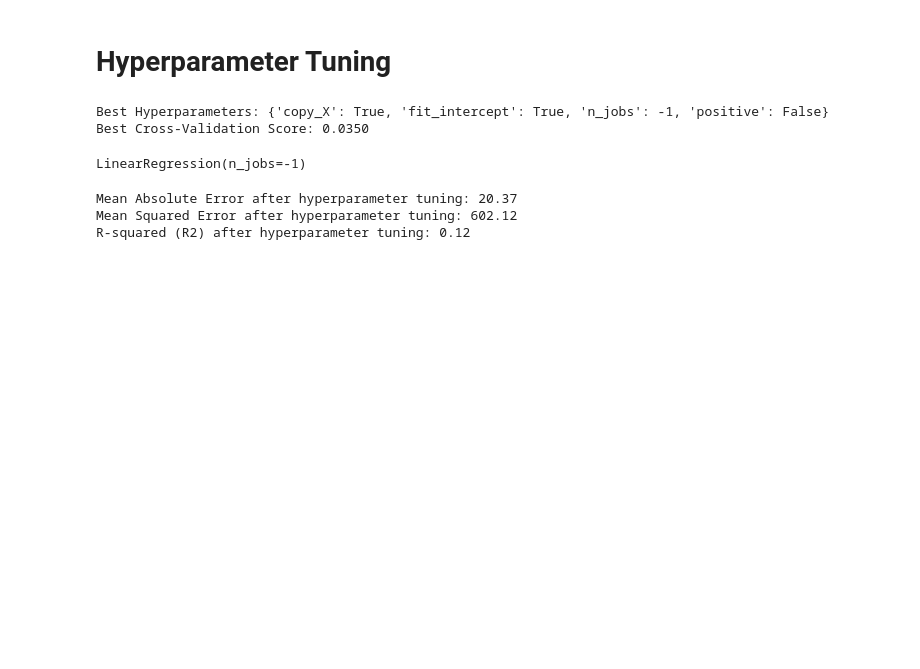
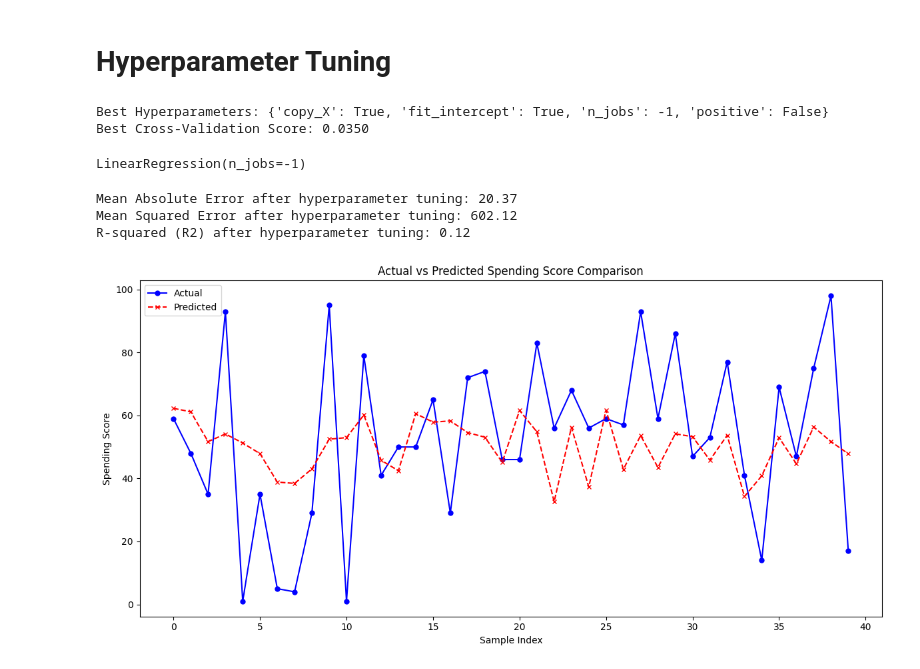
Before and after one commit to Saiyanmonkey/Tugas-Besar-PDA-23525032-23525055-23525057, a Jupyter notebook: TuBes_PDAipynb.ipynb, the cells around one changed output. Drawn from its saved outputs; the diff is of its cells as text; code cells hidden in the pictures; blank space fills up the shorter version.

```diff
--- a/TuBes_PDAipynb.ipynb
+++ b/TuBes_PDAipynb.ipynb
@@ -267,3 +257,16 @@ print(f"R-squared (R2) after hyperparameter tuning: {r2_hp:.2f}")
 Mean Absolute Error after hyperparameter tuning: 20.37
 Mean Squared Error after hyperparameter tuning: 602.12
 R-squared (R2) after hyperparameter tuning: 0.12
+# %%
+plt.figure(figsize=(12, 6))
+x_axis = range(len(y_test))
+plt.plot(x_axis, y_test.values, 'b-', label='Actual', marker='o', markersize=5)
+plt.plot(x_axis, y_pred_hp, 'r--', label='Predicted', marker='x', markersize=5)
+plt.xlabel('Sample Index')
+plt.ylabel('Spending Score')
+plt.title('Actual vs Predicted Spending Score Comparison')
+plt.legend()
+plt.tight_layout()
+plt.show()
+# %% [output]
+[figure, added]
```
Also changed, not shown: parts of 6 cells of this notebook.
